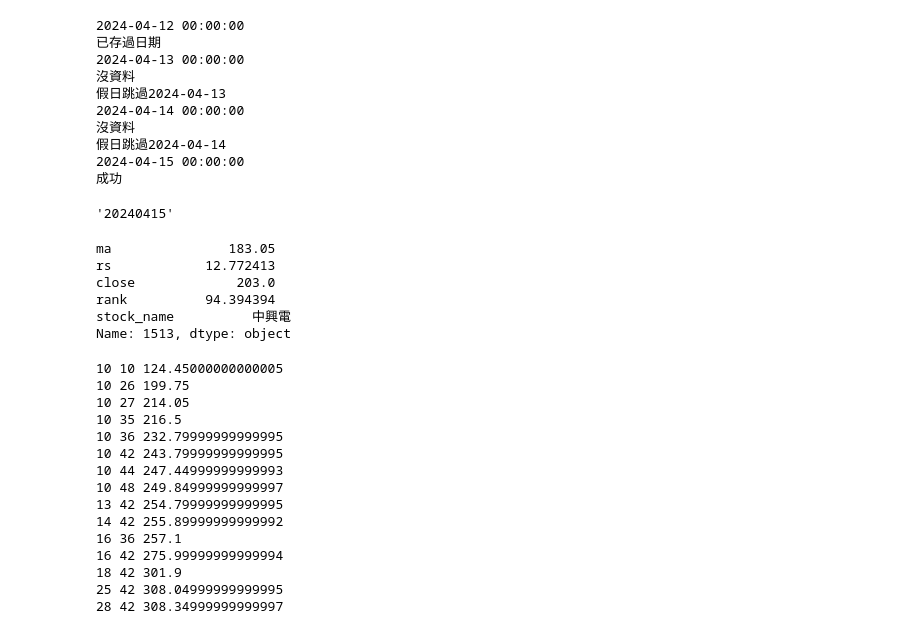
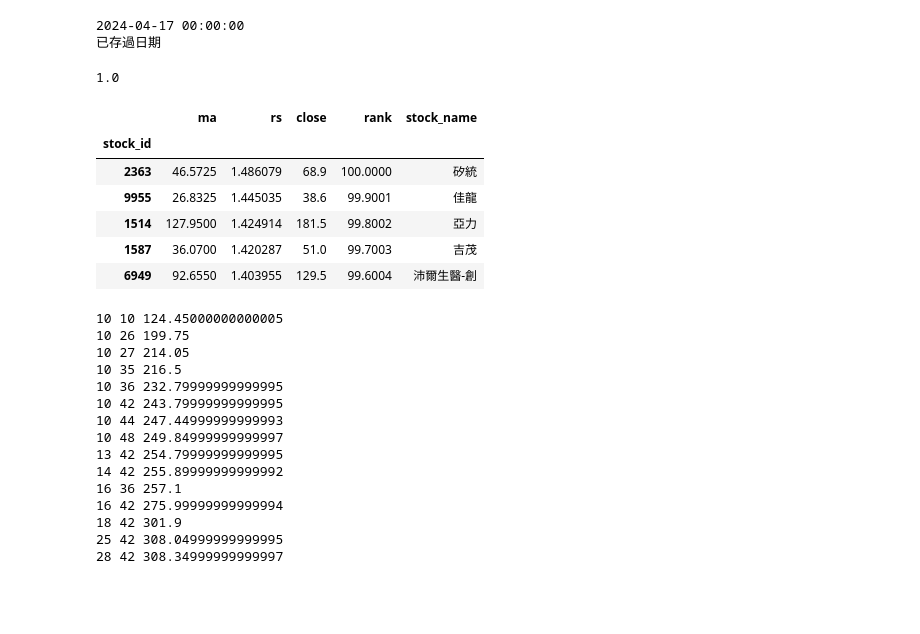
Before and after one commit to mulderfang/stock, a Jupyter notebook: RS與回測量化分析.ipynb, the cells around one changed output. Drawn from its saved outputs; the diff is of its cells as text; code cells hidden in the pictures; blank space fills up the shorter version.

```diff
--- a/RS與回測量化分析.ipynb
+++ b/RS與回測量化分析.ipynb
@@ -161,6 +161,9 @@ df.to_csv('/Users/mac/Desktop/price.csv')
 
 '''
 # %%
+price_df = pd.read_csv('/Users/mac/Desktop/price.csv', index_col=['stock_id', 'date'], parse_dates=['date'])
+twe_price_df = pd.read_csv('/Users/mac/Desktop/twe_price.csv', index_col=['stock_id', 'date'], parse_dates=['date'])
+
 from datetime import datetime
 # 自動取 price_df最新一筆
 start = pd.to_datetime(price_df.index.get_level_values('date')).sort_values(ascending=False)[0]
@@ -172,8 +175,6 @@ import datetime
 datestart = datetime.datetime.strptime(start, '%Y%m%d')
 dateend = datetime.datetime.strptime(end, '%Y%m%d')
 
-price_df = pd.read_csv('/Users/mac/Desktop/price.csv', index_col=['stock_id', 'date'], parse_dates=['date'])
-twe_price_df = pd.read_csv('/Users/mac/Desktop/twe_price.csv', index_col=['stock_id', 'date'], parse_dates=['date'])
 while datestart<=dateend:
     print(datestart)
     if datestart not in pd.to_datetime(price_df.index.get_level_values('date')):
@@ -189,16 +190,8 @@ while datestart<=dateend:
         print('已存過日期')
     datestart=datestart+datetime.timedelta(days=1)
 # %% [output]
-2024-04-12 00:00:00
+2024-04-17 00:00:00
 已存過日期
-2024-04-13 00:00:00
-沒資料
-假日跳過2024-04-13
-2024-04-14 00:00:00
-沒資料
-假日跳過2024-04-14
-2024-04-15 00:00:00
-成功
 # %%
 # 計算RS ROLLING 用 月/季/年
 count_day = 20
@@ -235,10 +228,6 @@ df = df[['open','high','low','close','volume']]
 #df = df.loc[df['volume']>0]
 df = df.apply(pd.to_numeric, errors='coerce')
 #df = df.loc['2330']
-# %%
-end
-# %% [output]
-'20240415'
 # %%
 # 計算RS ROLLING 用 月/季/年
 count_day = 20
@@ -263,7 +252,7 @@ for i in stock_ids:
 
 
                 temp_df['MA'] = temp_df['close'].rolling(count_day).mean()
-                temp_df['RS'] = round((temp_df['close']/temp_df['MA'] - 1)*100, 4)
+                temp_df['RS'] = round((temp_df['close']/temp_df['MA'])*100, 4)
                 # RS計算
                 stock_ma = temp_df.loc[datestart,'MA']
                 stock_rs = temp_df.loc[datestart,'RS']
@@ -302,16 +291,26 @@ df_rs70['stock_name'] = ''
 for i in df_rs70.index:
     stock_name = info[info['stock_id'] == i]['stock_name'].iloc[0]
     df_rs70.loc[i,'stock_name'] = stock_name
+# %%
+temp_df = df.loc['1514']
+#temp_df.sort_values(by=['date'], inplace=True)
+
+
+temp_df['MA'] = temp_df['close'].rolling(count_day).mean()
+temp_df['RS'] = round((temp_df['close']/temp_df['MA'])*100, 4)
+df_rs.loc['twe','rs']
+# %% [output]
+1.0
 # %%
-df_rs70.head(50)
-df_rs70.loc['1513']
+df_rs70.head()
 # %% [output]
-ma               183.05
-rs            12.772413
-close             203.0
-rank          94.394394
-stock_name          中興電
-Name: 1513, dtype: object
+|  | ma | rs | close | rank | stock_name |
+| stock_id |  |  |  |  |  |
+| 2363 | 46.5725 | 1.486079 | 68.9 | 100.0000 | 矽統 |
+| 9955 | 26.8325 | 1.445035 | 38.6 | 99.9001 | 佳龍 |
+| 1514 | 127.9500 | 1.424914 | 181.5 | 99.8002 | 亞力 |
+| 1587 | 36.0700 | 1.420287 | 51.0 | 99.7003 | 吉茂 |
+| 6949 | 92.6550 | 1.403955 | 129.5 | 99.6004 | 沛爾生醫-創 |
 # %%
 # 回測程式寫法 參考 https://cathaylife.business.hahow.in/courses/4PBhQdOnbKOB_p37_zlB2g
 # %%
```
Also changed, not shown: parts of 1 cell of this notebook.
